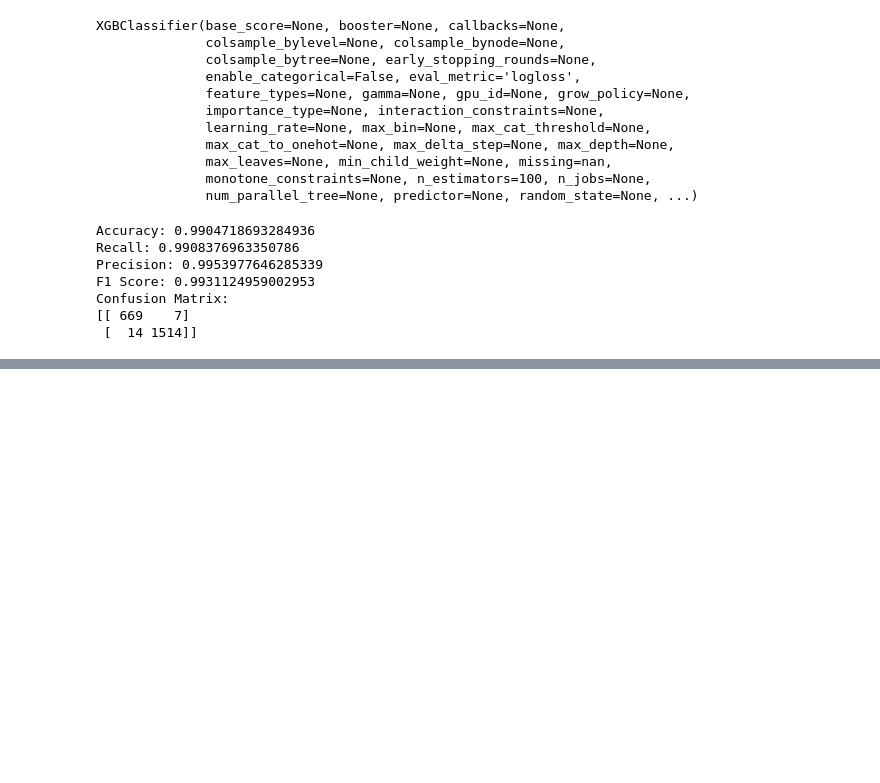
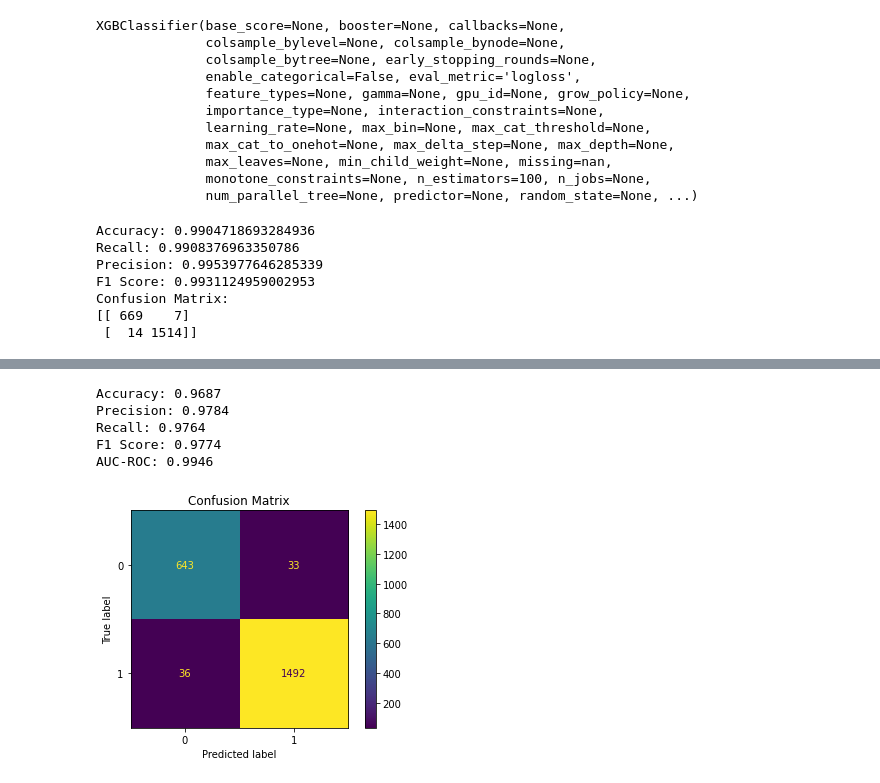
Before and after one commit to amiism/DSA4263, a Jupyter notebook: models/xgboost_user.ipynb, the cells around one changed output, grey strips where cells are left out. Cells and saved outputs as stored; diff of their text form; code cells hidden in the pictures; blank space fills up the shorter version.

Commit message:
finetuned xgb with extra PCA step before modelling

```diff
--- a/models/xgboost_user.ipynb
+++ b/models/xgboost_user.ipynb
@@ -315,0 +357,39 @@ dtype: float32
+# %%
+from sklearn.metrics import accuracy_score, precision_score, recall_score, f1_score, roc_auc_score
+
+# Make predictions on the test set (transformed by the pipeline including PCA)
+y_pred = model.predict(X_test_transformed)
+
+# Compute probabilities instead of binary predictions for AUC-ROC
+y_prob = model.predict_proba(X_test_transformed)[:, 1]
+
+# Compute evaluation metrics
+accuracy = accuracy_score(y_test, y_pred)
+precision = precision_score(y_test, y_pred)
+recall = recall_score(y_test, y_pred)
+f1 = f1_score(y_test, y_pred)
+auc_roc = roc_auc_score(y_test, y_prob)
+
+# Print the evaluation metrics
+print(f'Accuracy: {accuracy:.4f}')
+print(f'Precision: {precision:.4f}')
+print(f'Recall: {recall:.4f}')
+print(f'F1 Score: {f1:.4f}')
+print(f'AUC-ROC: {auc_roc:.4f}')
+# %% [output]
+Accuracy: 0.9687
+Precision: 0.9784
+Recall: 0.9764
+F1 Score: 0.9774
+AUC-ROC: 0.9946
+# %%
+from sklearn.metrics import confusion_matrix, ConfusionMatrixDisplay
+import matplotlib.pyplot as plt
+
+cm = confusion_matrix(y_test, y_pred)
+disp = ConfusionMatrixDisplay(confusion_matrix=cm)
+disp.plot()
+plt.title('Confusion Matrix')
+plt.show()
+# %% [output]
+[figure, added]
```
Also changed, not shown: parts of 6 cells of this notebook.
